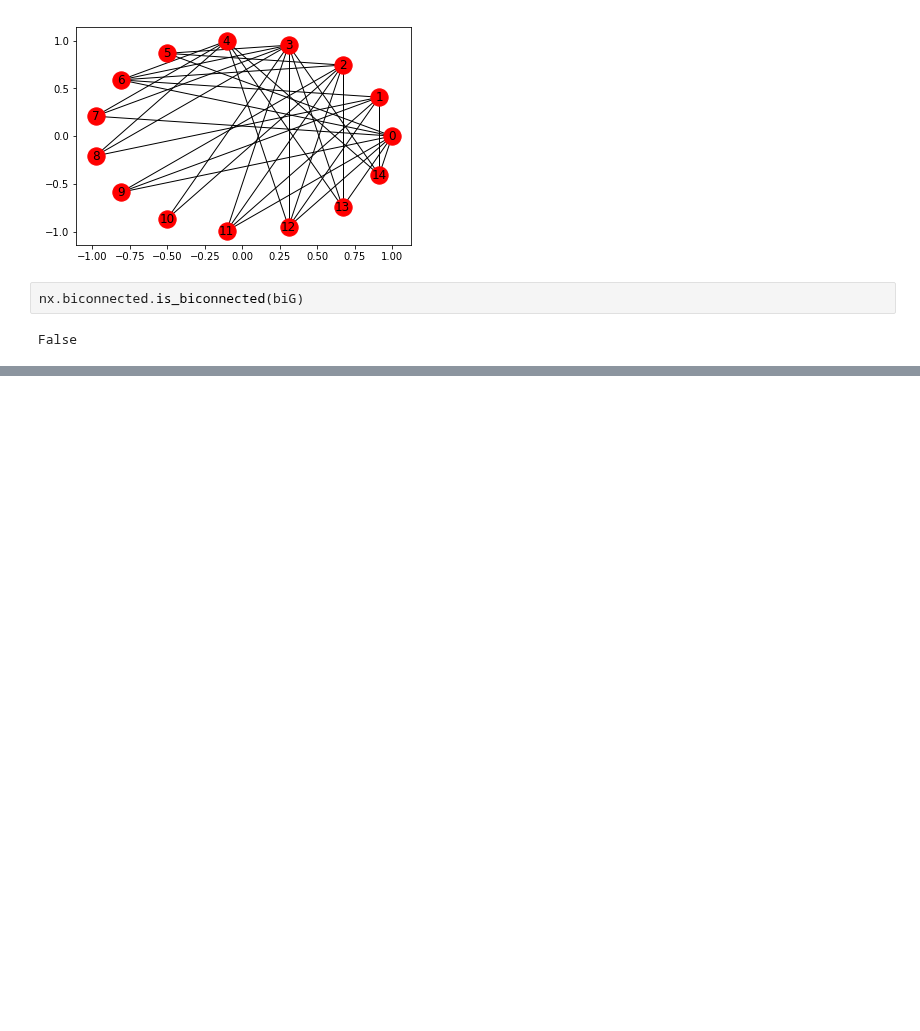
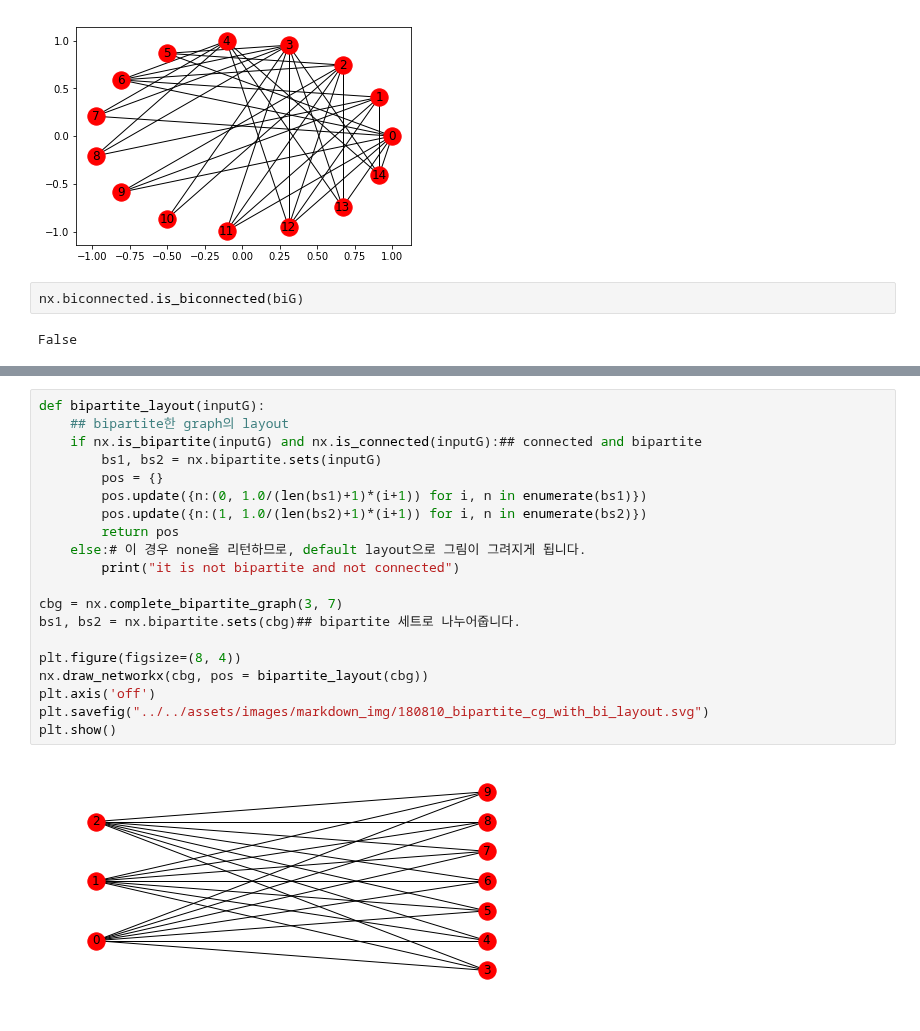
Before and after one commit to frhyme/frhyme.github.io, a Jupyter notebook: _posts/personal_ipynb/process and organization.ipynb, the cells around one changed output, grey strips where cells are left out. Cells and saved outputs as stored; diff of their text form; blank space fills up the shorter version.

```diff
--- a/_posts/personal_ipynb/process and organization.ipynb
+++ b/_posts/personal_ipynb/process and organization.ipynb
@@ -119,0 +160,22 @@ False
+# %%
+def bipartite_layout(inputG):
+    ## bipartite한 graph의 layout
+    if nx.is_bipartite(inputG) and nx.is_connected(inputG):## connected and bipartite
+        bs1, bs2 = nx.bipartite.sets(inputG)
+        pos = {}
+        pos.update({n:(0, 1.0/(len(bs1)+1)*(i+1)) for i, n in enumerate(bs1)})
+        pos.update({n:(1, 1.0/(len(bs2)+1)*(i+1)) for i, n in enumerate(bs2)})
+        return pos
+    else:# 이 경우 none을 리턴하므로, default layout으로 그림이 그려지게 됩니다.
+        print("it is not bipartite and not connected")
+
+cbg = nx.complete_bipartite_graph(3, 7)
+bs1, bs2 = nx.bipartite.sets(cbg)## bipartite 세트로 나누어줍니다.
+
+plt.figure(figsize=(8, 4))
+nx.draw_networkx(cbg, pos = bipartite_layout(cbg))
+plt.axis('off')
+plt.savefig("../../assets/images/markdown_img/180810_bipartite_cg_with_bi_layout.svg")
+plt.show()
+# %% [output]
+[figure, added]
```
Also changed, not shown: parts of 6 cells of this notebook, 10 other files.
